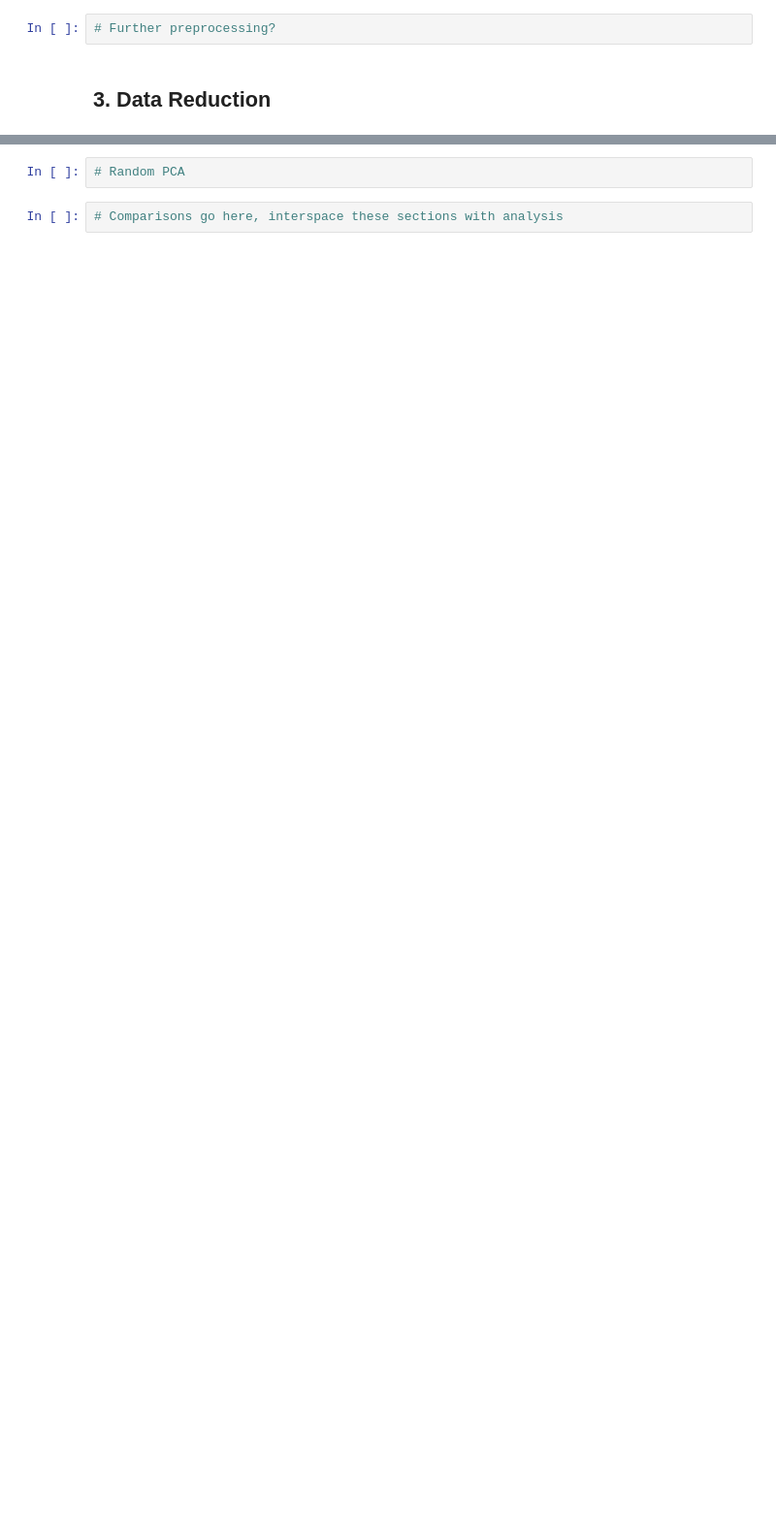
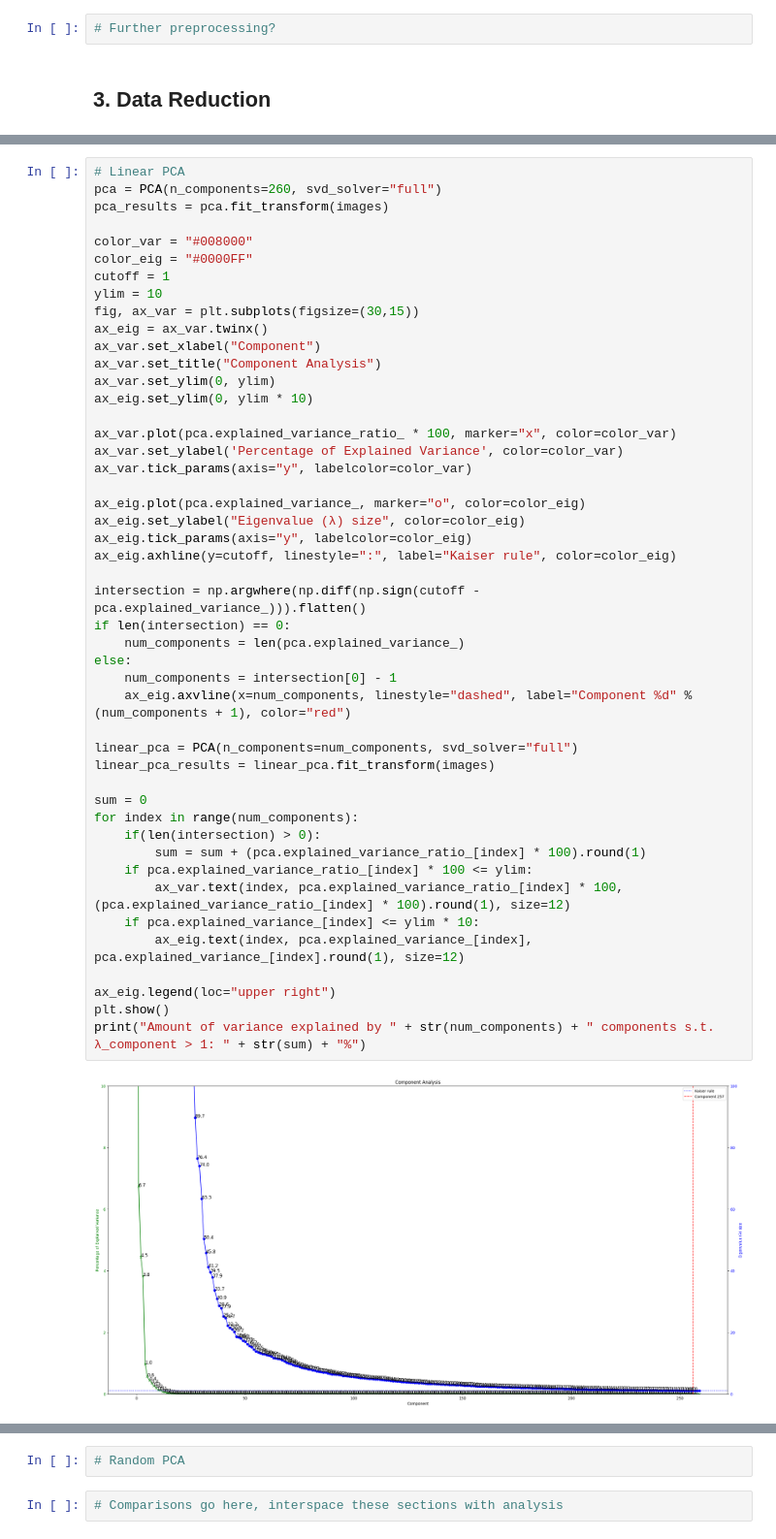
Before and after one commit to S-Bryce/ML-Lab-2, a Jupyter notebook: main.ipynb, the cells around one changed output, grey strips where cells are left out. Shown at 97% size. Drawn from its saved outputs; the diff is of its cells as text; blank space fills up the shorter version.

Commit message:
Implement data cleaning fixes + linear PCA

```diff
--- a/main.ipynb
+++ b/main.ipynb
@@ -161,0 +182,49 @@ plt.show()
+# %%
+# Linear PCA
+pca = PCA(n_components=260, svd_solver="full")
+pca_results = pca.fit_transform(images)
+
+color_var = "#008000"
+color_eig = "#0000FF"
+cutoff = 1
+ylim = 10
+fig, ax_var = plt.subplots(figsize=(30,15))
+ax_eig = ax_var.twinx()
+ax_var.set_xlabel("Component")
+ax_var.set_title("Component Analysis")
+ax_var.set_ylim(0, ylim)
+ax_eig.set_ylim(0, ylim * 10)
+
+ax_var.plot(pca.explained_variance_ratio_ * 100, marker="x", color=color_var)
+ax_var.set_ylabel('Percentage of Explained Variance', color=color_var)
+ax_var.tick_params(axis="y", labelcolor=color_var)
+
+ax_eig.plot(pca.explained_variance_, marker="o", color=color_eig)
+ax_eig.set_ylabel("Eigenvalue (λ) size", color=color_eig)
+ax_eig.tick_params(axis="y", labelcolor=color_eig)
+ax_eig.axhline(y=cutoff, linestyle=":", label="Kaiser rule", color=color_eig)
+
+intersection = np.argwhere(np.diff(np.sign(cutoff - pca.explained_variance_))).flatten()
+if len(intersection) == 0:
+    num_components = len(pca.explained_variance_)
+else:
+    num_components = intersection[0] - 1
+    ax_eig.axvline(x=num_components, linestyle="dashed", label="Component %d" %(num_components + 1), color="red")
+
+linear_pca = PCA(n_components=num_components, svd_solver="full")
+linear_pca_results = linear_pca.fit_transform(images)
+
+sum = 0
+for index in range(num_components):
+    if(len(intersection) > 0):
+        sum = sum + (pca.explained_variance_ratio_[index] * 100).round(1)
+    if pca.explained_variance_ratio_[index] * 100 <= ylim:
+        ax_var.text(index, pca.explained_variance_ratio_[index] * 100, (pca.explained_variance_ratio_[index] * 100).round(1), size=12)
+    if pca.explained_variance_[index] <= ylim * 10:
+        ax_eig.text(index, pca.explained_variance_[index], pca.explained_variance_[index].round(1), size=12)
+
+ax_eig.legend(loc="upper right")
+plt.show()
+print("Amount of variance explained by " + str(num_components) + " components s.t. λ_component > 1: " + str(sum) + "%")
+# %% [output]
+[figure, added]
```
Also changed, not shown: parts of 4 cells of this notebook.
